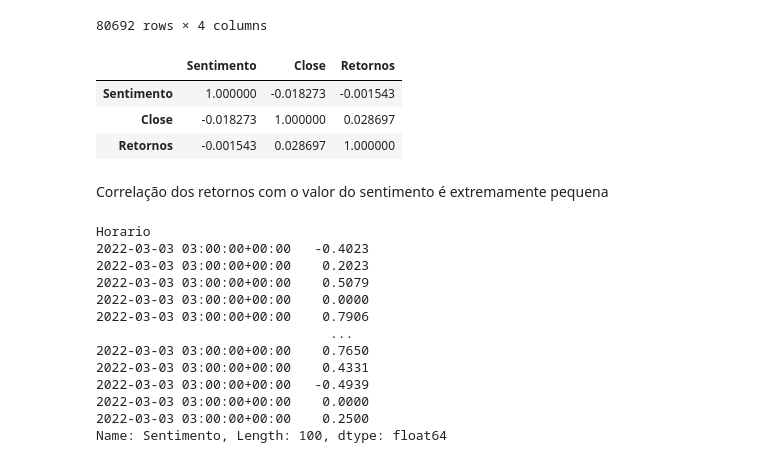
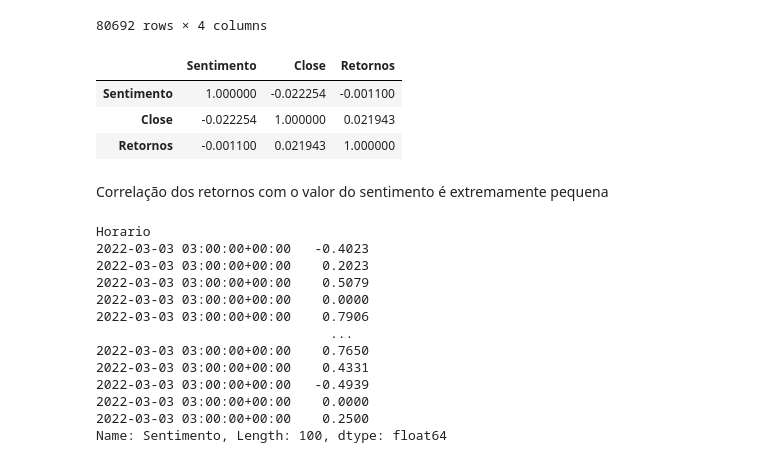
Before and after one commit to thcoelho/Social_Media_And_Financial_Markets, a Jupyter notebook: Analise_Exploratoria.ipynb, the cells around one changed output. Saved outputs shown, nothing was run; the diff lists cells and outputs as text; code cells hidden in the pictures.

```diff
--- a/Analise_Exploratoria.ipynb
+++ b/Analise_Exploratoria.ipynb
@@ -86,12 +86,12 @@ Marco
 80692 rows × 4 columns
 # %%
 # Observar correlações entre as variáveis numéricas
-Dados.corr()
+Marco.corr()
 # %% [output]
 |  | Sentimento | Close | Retornos |
-| Sentimento | 1.000000 | -0.018273 | -0.001543 |
-| Close | -0.018273 | 1.000000 | 0.028697 |
-| Retornos | -0.001543 | 0.028697 | 1.000000 |
+| Sentimento | 1.000000 | -0.022254 | -0.001100 |
+| Close | -0.022254 | 1.000000 | 0.021943 |
+| Retornos | -0.001100 | 0.021943 | 1.000000 |
 # %% [markdown]
 Correlação dos retornos com o valor do sentimento é extremamente pequena
 # %%
```
Also changed, not shown: parts of 6 cells of this notebook, 1 other file.
